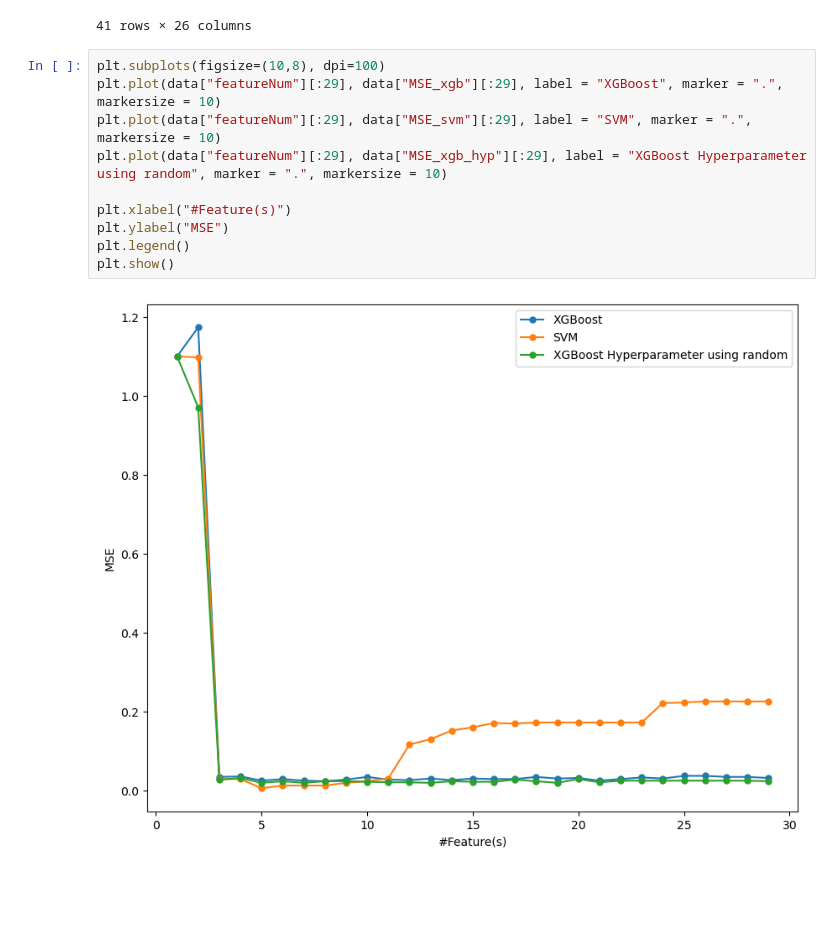
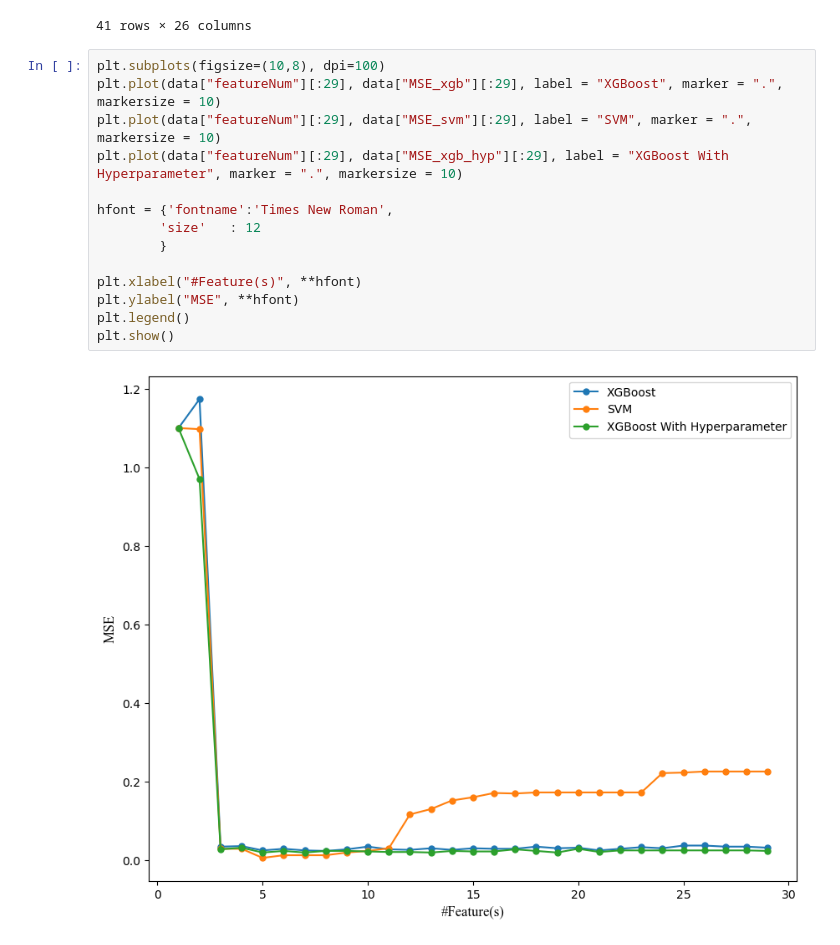
Before and after one commit to DanangKraton/Termal-Comfort-Prediction-using-XGBoost-and-SVM, a Jupyter notebook: oret oret.ipynb, the cells around one changed output. Drawn from its saved outputs; the diff is of its cells as text; blank space fills up the shorter version.

```diff
--- a/oret oret.ipynb
+++ b/oret oret.ipynb
@@ -203,12 +203,16 @@ data
 # %%
 plt.subplots(figsize=(10,8), dpi=100)
 plt.plot(data["featureNum"][:29], data["MSE_xgb"][:29], label = "XGBoost", marker = ".", markersize = 10)
 plt.plot(data["featureNum"][:29], data["MSE_svm"][:29], label = "SVM", marker = ".", markersize = 10)
-plt.plot(data["featureNum"][:29], data["MSE_xgb_hyp"][:29], label = "XGBoost Hyperparameter using random", marker = ".", markersize = 10)
+plt.plot(data["featureNum"][:29], data["MSE_xgb_hyp"][:29], label = "XGBoost With Hyperparameter", marker = ".", markersize = 10)
 
-plt.xlabel("#Feature(s)")
-plt.ylabel("MSE")
+hfont = {'fontname':'Times New Roman',
+        'size'   : 12
+        }
+
+plt.xlabel("#Feature(s)", **hfont)
+plt.ylabel("MSE", **hfont)
 plt.legend()
 plt.show()
 # %% [output]
-[figure, old version]
+[figure, new version]
```
Also changed, not shown: parts of 5 cells of this notebook, 1 other file.
